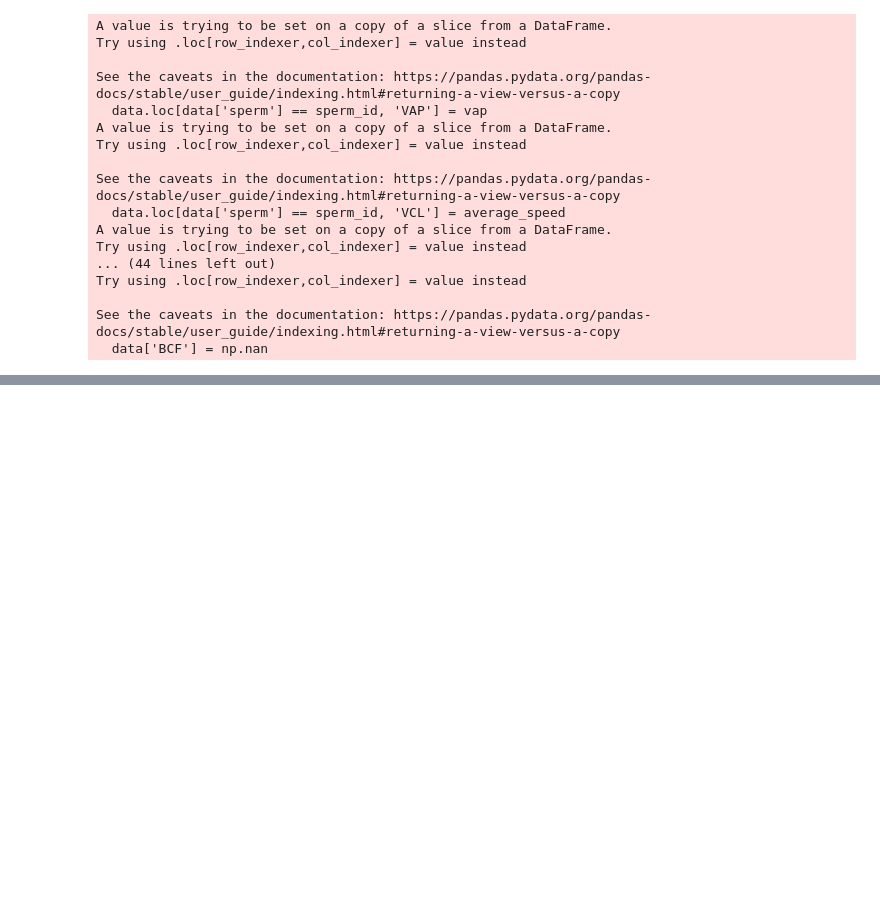
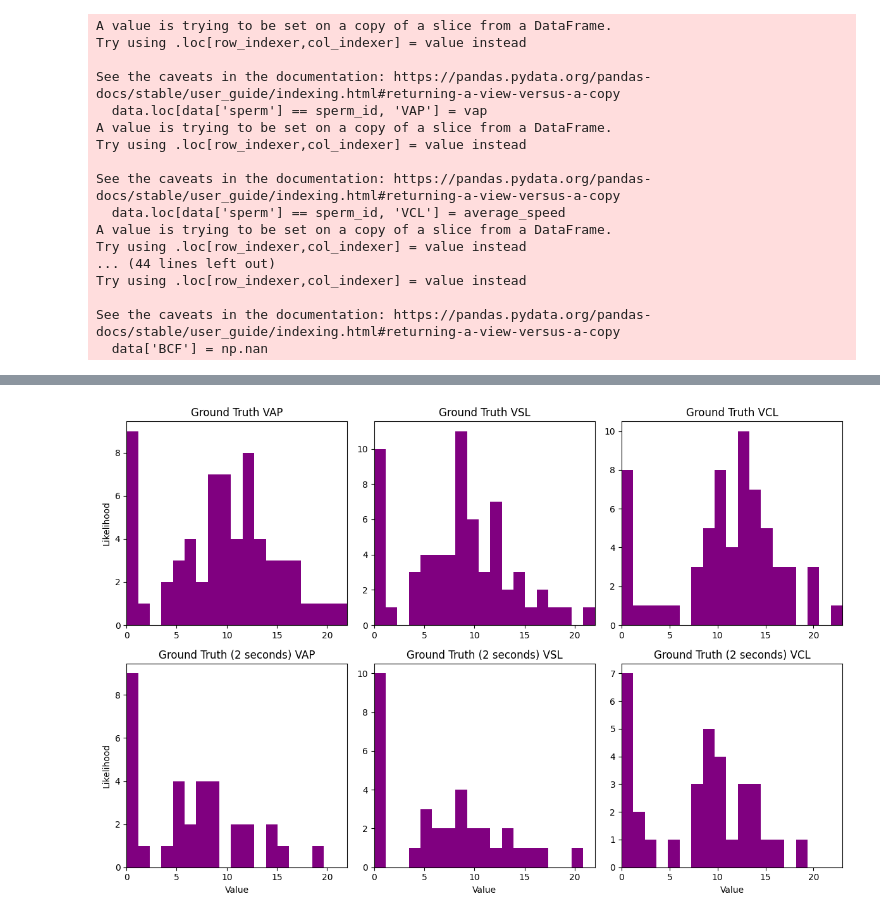
Before and after one commit to CAS-ReproLab/Sperm_Object_Tracking, a Jupyter notebook: UnifiedFramework/paper_figs.ipynb, the cells around one changed output, grey strips where cells are left out. Cells and saved outputs as stored; diff of their text form; code cells hidden in the pictures; blank space fills up the shorter version.

```diff
--- a/UnifiedFramework/paper_figs.ipynb
+++ b/UnifiedFramework/paper_figs.ipynb
@@ -808,0 +770,78 @@ plt.tight_layout()
+# %%
+# Build 3x6 subplot for each stat and each method
+
+gt_vap = gt.groupby('sperm').first()['VAP']
+gt_vsl = gt.groupby('sperm').first()['VSL']
+gt_vcl = gt.groupby('sperm').first()['VCL']
+
+gt_2s_vap = gt_2s.groupby('sperm').first()['VAP']
+gt_2s_vsl = gt_2s.groupby('sperm').first()['VSL']
+gt_2s_vcl = gt_2s.groupby('sperm').first()['VCL']
+
+# Create a figure with 2 rows and 3 columns
+fig, axs = plt.subplots(2, 3, figsize=(12, 8))
+
+import math
+vap_max = math.ceil(max(gt_vap.max(), gt_2s_vap.max()))
+vsl_max = math.ceil(max(gt_vsl.max(), gt_2s_vsl.max()))
+vcl_max = math.ceil(max(gt_vcl.max(), gt_2s_vcl.max()))
+
+# Create horizontal violin plots for each stat and each method
+# axs[0, 0].violinplot(gt_vap, vert=False, showmeans=True)
+# axs[0, 0].set_title('Ground Truth VAP')
+# axs[1, 0].violinplot(gt_2s_vap, vert=False, showmeans=True)
+# axs[1, 0].set_title('GT_2s VAP')
+# axs[0, 1].violinplot(gt_vsl, vert=False, showmeans=True)
+# axs[0, 1].set_title('Ground Truth VSL')
+# axs[1, 1].violinplot(gt_2s_vsl, vert=False, showmeans=True)
+# axs[1, 1].set_title('GT_2s VSL')
+# axs[0, 2].violinplot(gt_vcl, vert=False, showmeans=True)
+# axs[0, 2].set_title('Ground Truth VCL')
+# axs[1, 2].violinplot(gt_2s_vcl, vert=False, showmeans=True)
+# axs[1, 2].set_title('GT_2s VCL')
+
+# Create bins for each histogram for each stat
+vap_bins = np.linspace(0, vap_max, 20)
+vsl_bins = np.linspace(0, vsl_max, 20)
+vcl_bins = np.linspace(0, vcl_max, 20)
+
+# Create histograms for each stat and each method
+axs[0, 0].hist(gt_vap, bins=vap_bins, color='purple', alpha=1.0)
+axs[0, 0].set_title('Ground Truth VAP')
+axs[1, 0].hist(gt_2s_vap, bins=vap_bins, color='purple', alpha=1.0)
+axs[1, 0].set_title('Ground Truth (2 seconds) VAP')
+axs[0, 1].hist(gt_vsl, bins=vsl_bins, color='purple', alpha=1.0)
+axs[0, 1].set_title('Ground Truth VSL')
+axs[1, 1].hist(gt_2s_vsl, bins=vsl_bins, color='purple', alpha=1.0)
+axs[1, 1].set_title('Ground Truth (2 seconds) VSL')
+axs[0, 2].hist(gt_vcl, bins=vcl_bins, color='purple', alpha=1.0)
+axs[0, 2].set_title('Ground Truth VCL')
+axs[1, 2].hist(gt_2s_vcl, bins=vcl_bins, color='purple', alpha=1.0)
+axs[1, 2].set_title('Ground Truth (2 seconds) VCL')
+
+
+# Set x-limits for each subplot
+axs[0, 0].set_xlim(0, vap_max)
+axs[1, 0].set_xlim(0, vap_max)
+axs[0, 1].set_xlim(0, vsl_max)
+axs[1, 1].set_xlim(0, vsl_max)
+axs[0, 2].set_xlim(0, vcl_max)
+axs[1, 2].set_xlim(0, vcl_max)
+
+# # Set colors of the bodies
+# for ax in axs.flat:
+#     for pc in ax.collections:
+#         pc.set_facecolor('purple')
+#         pc.set_edgecolor('black')
+#         pc.set_alpha(0.7)
+
+# Set common axis labels
+for ax in axs[:,0]:
+    ax.set_ylabel('Likelihood')
+for ax in axs[1,:]:
+    ax.set_xlabel('Value')
+
+# Adjust layout
+plt.tight_layout()
+# %% [output]
+[figure, added]
```
Also changed, not shown: parts of 6 cells of this notebook.
